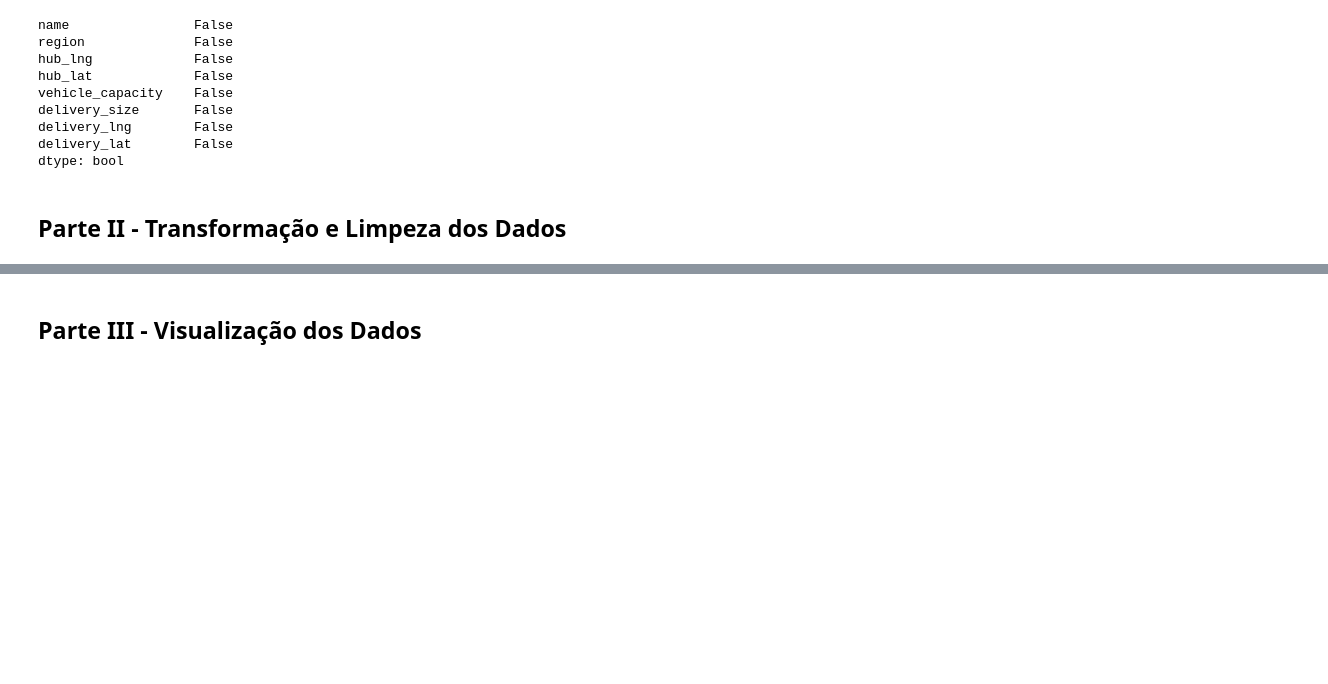
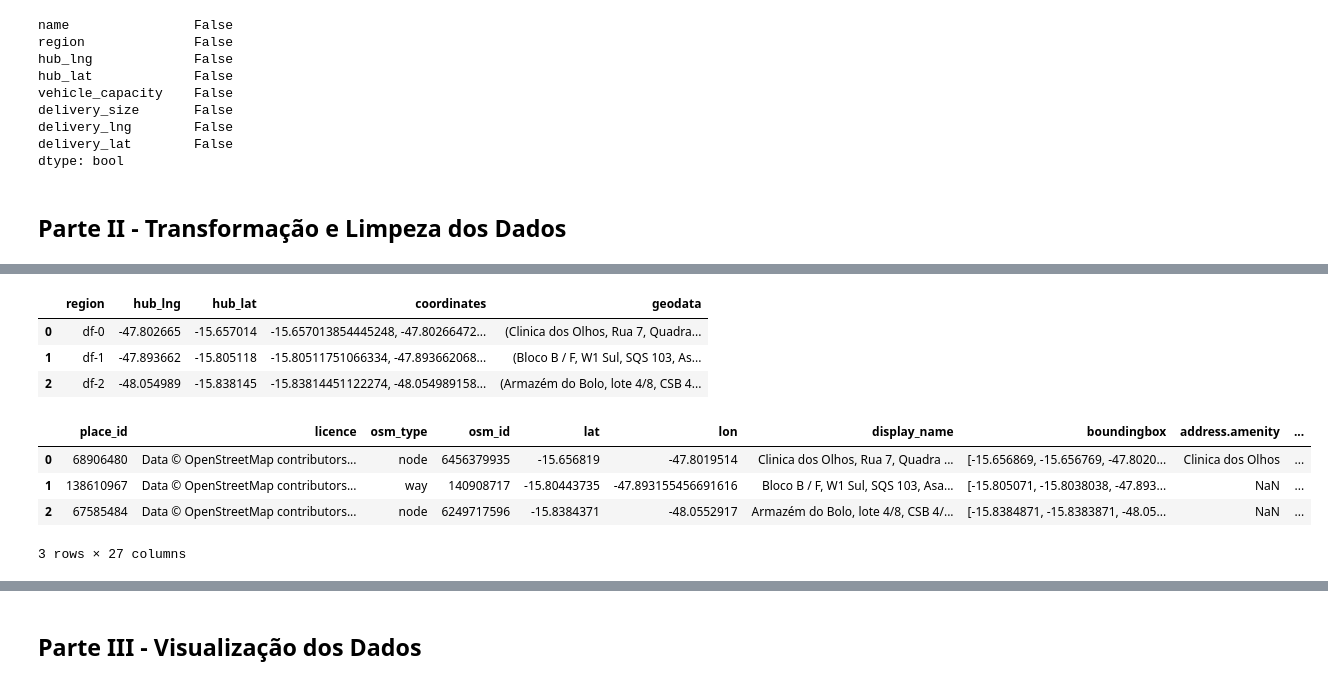
Before and after one commit to r-hugoalves/Analise_Exploratoria_Loggi, a Jupyter notebook: Análise_Exploratória_de_Dados_I.ipynb, the cells around one changed output, grey strips where cells are left out. Drawn from its saved outputs; the diff is of its cells as text; code cells hidden in the pictures; blank space fills up the shorter version.

```diff
--- a/Análise_Exploratória_de_Dados_I.ipynb
+++ b/Análise_Exploratória_de_Dados_I.ipynb
@@ -262,0 +289,10 @@ dtype: bool
+# %%
+#Testando e conhecendo a geocodificação
+
+hub_df = deliveries_df[['region', 'hub_lng', 'hub_lat']]
+hub_df = hub_df.drop_duplicates().sort_values(by='region').reset_index(drop=True)
+
+geolocator = Nominatim(user_agent='hugo_geocoder')
+location = geolocator.reverse('-15.657014, -47.802665') #df-0
+
+print(json.dumps(location.raw, indent=2, ensure_ascii=False))
@@ -262,0 +317,22 @@ dtype: bool
+# %%
+#Agora, vamos aplicar a geocodificação nas coordenadas das três regiões do nosso _df e extrair as informações de cidade e bairro
+
+geocoder = RateLimiter(geolocator.reverse, min_delay_seconds=1)
+
+hub_df['coordinates'] = hub_df['hub_lat'].astype(str) + ', ' + hub_df['hub_lng'].astype(str)
+hub_df['geodata'] = hub_df['coordinates'].apply(geocoder)
+hub_df.head()
+# %% [output]
+|  | region | hub_lng | hub_lat | coordinates | geodata |
+| 0 | df-0 | -47.802665 | -15.657014 | -15.657013854445248, -47.80266472... | (Clinica dos Olhos, Rua 7, Quadra... |
+| 1 | df-1 | -47.893662 | -15.805118 | -15.80511751066334, -47.893662068... | (Bloco B / F, W1 Sul, SQS 103, As... |
+| 2 | df-2 | -48.054989 | -15.838145 | -15.83814451122274, -48.054989158... | (Armazém do Bolo, lote 4/8, CSB 4... |
+# %%
+hub_geodata_df = pd.json_normalize(hub_df['geodata'].apply(lambda data: data.raw))
+hub_geodata_df.head()
+# %% [output]
+|  | place_id | licence | osm_type | osm_id | lat | lon | display_name | boundingbox | address.amenity | ... |
+| 0 | 68906480 | Data © OpenStreetMap contributors... | node | 6456379935 | -15.656819 | -47.8019514 | Clinica dos Olhos, Rua 7, Quadra ... | [-15.656869, -15.656769, -47.8020... | Clinica dos Olhos | ... |
+| 1 | 138610967 | Data © OpenStreetMap contributors... | way | 140908717 | -15.80443735 | -47.893155456691616 | Bloco B / F, W1 Sul, SQS 103, Asa... | [-15.805071, -15.8038038, -47.893... | NaN | ... |
+| 2 | 67585484 | Data © OpenStreetMap contributors... | node | 6249717596 | -15.8384371 | -48.0552917 | Armazém do Bolo, lote 4/8, CSB 4/... | [-15.8384871, -15.8383871, -48.05... | NaN | ... |
+3 rows × 27 columns
```
Also changed, not shown: parts of 16 cells of this notebook.
